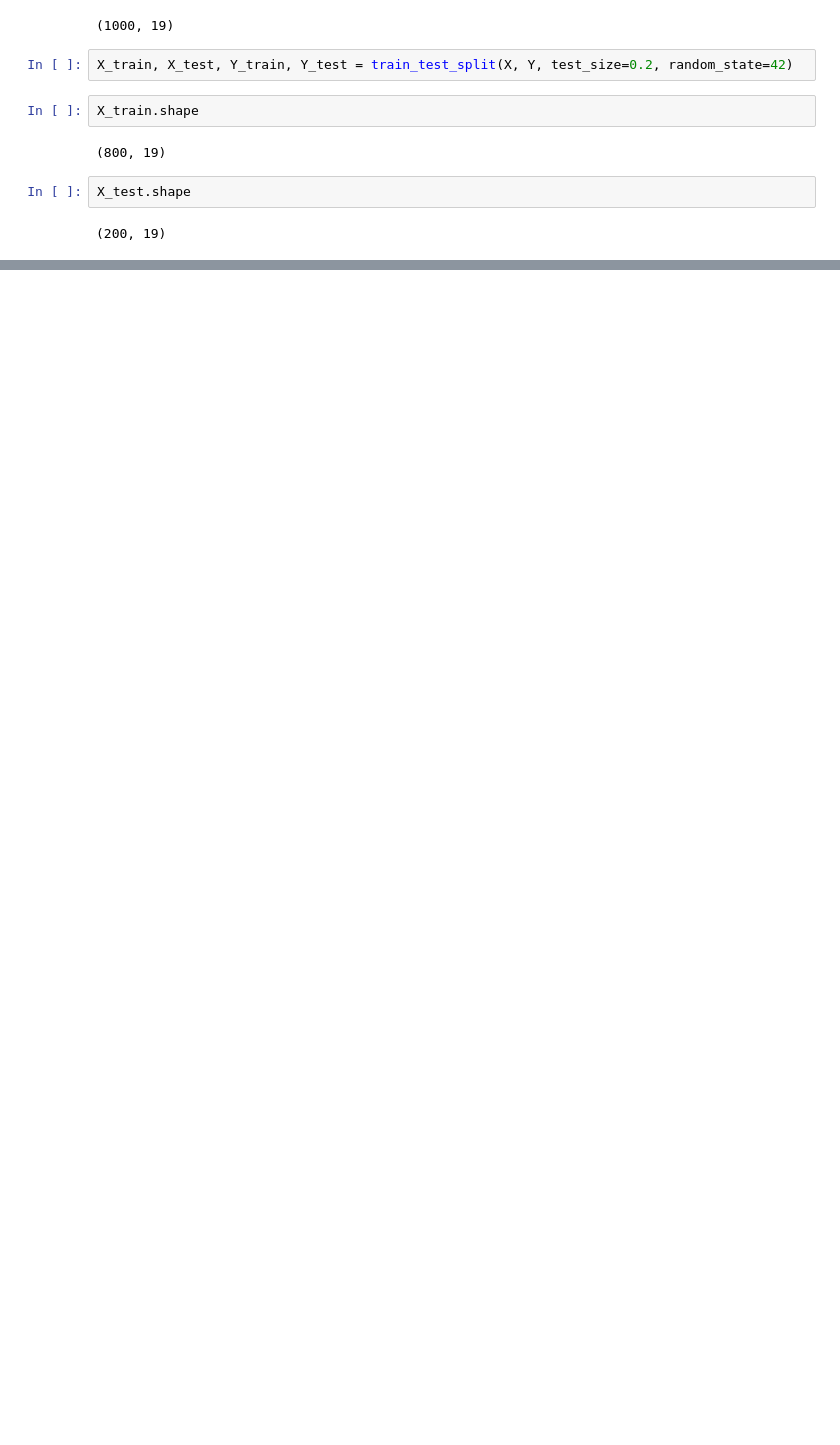
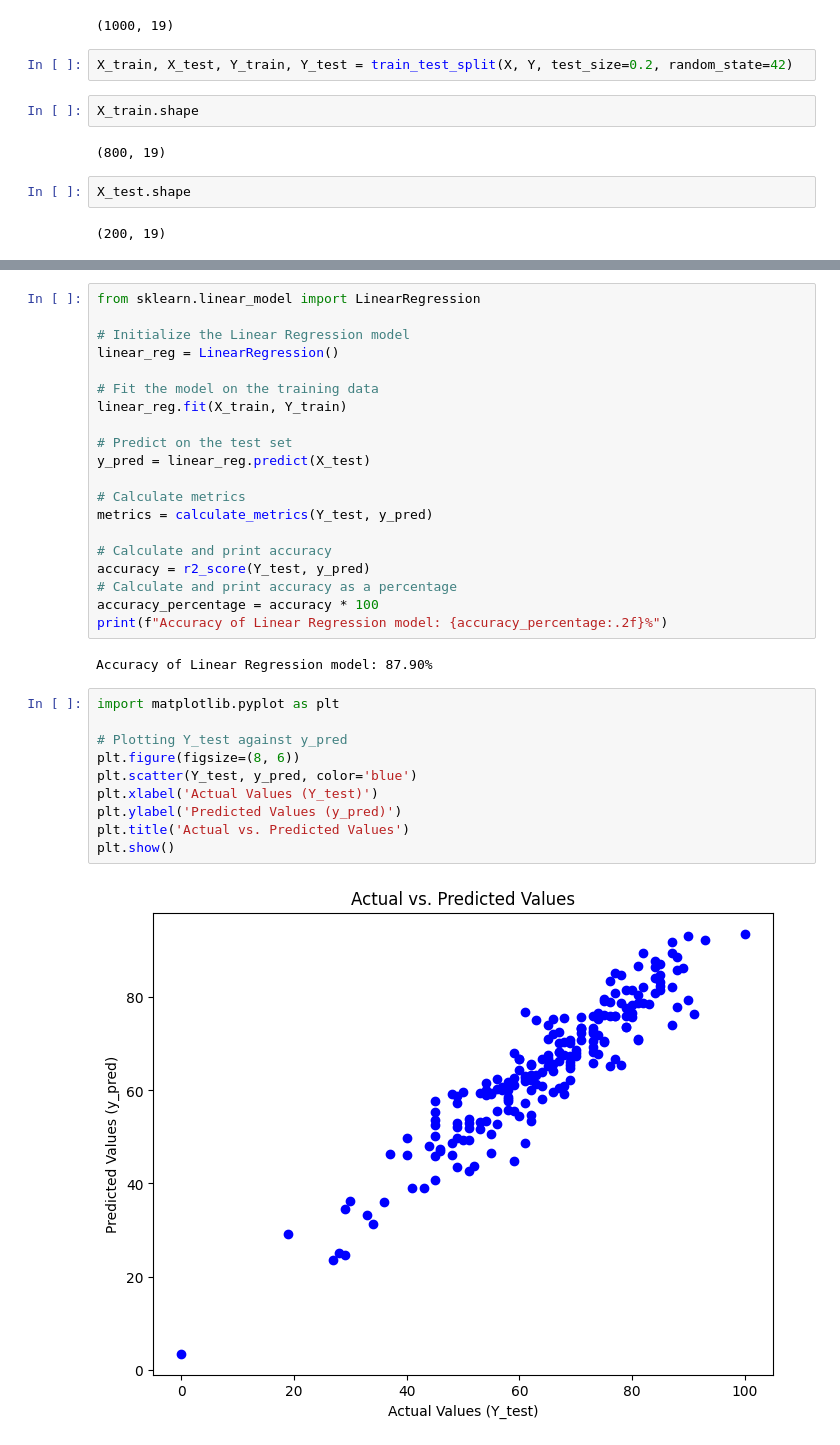
Before and after one commit to KeyurMistry123/ML_project, a Jupyter notebook: src/notebook/Model Training.ipynb, the cells around one changed output, grey strips where cells are left out. Saved outputs shown, nothing was run; the diff lists cells and outputs as text; blank space fills up the shorter version.

```diff
--- a/src/notebook/Model Training.ipynb
+++ b/src/notebook/Model Training.ipynb
@@ -104,0 +220,34 @@ X_test.shape
+# %%
+from sklearn.linear_model import LinearRegression
+
+# Initialize the Linear Regression model
+linear_reg = LinearRegression()
+
+# Fit the model on the training data
+linear_reg.fit(X_train, Y_train)
+
+# Predict on the test set
+y_pred = linear_reg.predict(X_test)
+
+# Calculate metrics
+metrics = calculate_metrics(Y_test, y_pred)
+
+# Calculate and print accuracy
+accuracy = r2_score(Y_test, y_pred)
+# Calculate and print accuracy as a percentage
+accuracy_percentage = accuracy * 100
+print(f"Accuracy of Linear Regression model: {accuracy_percentage:.2f}%")
+# %% [output]
+Accuracy of Linear Regression model: 87.90%
+# %%
+import matplotlib.pyplot as plt
+
+# Plotting Y_test against y_pred
+plt.figure(figsize=(8, 6))
+plt.scatter(Y_test, y_pred, color='blue')
+plt.xlabel('Actual Values (Y_test)')
+plt.ylabel('Predicted Values (y_pred)')
+plt.title('Actual vs. Predicted Values')
+plt.show()
+# %% [output]
+[figure, added]
```
Also changed, not shown: parts of 4 cells of this notebook, 4 other files.
